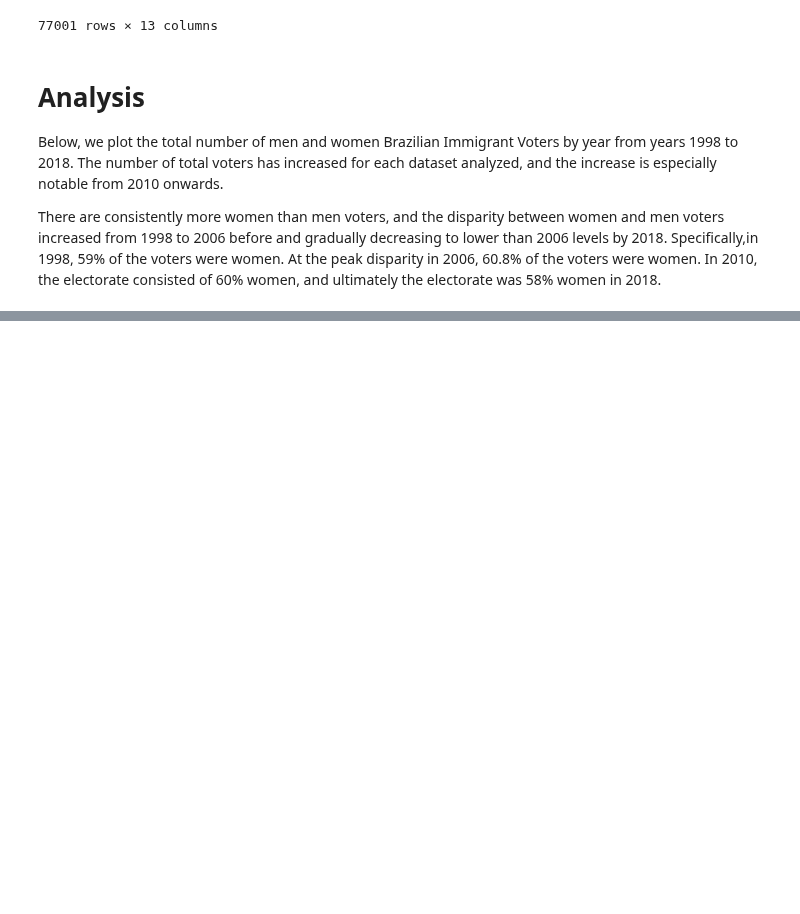
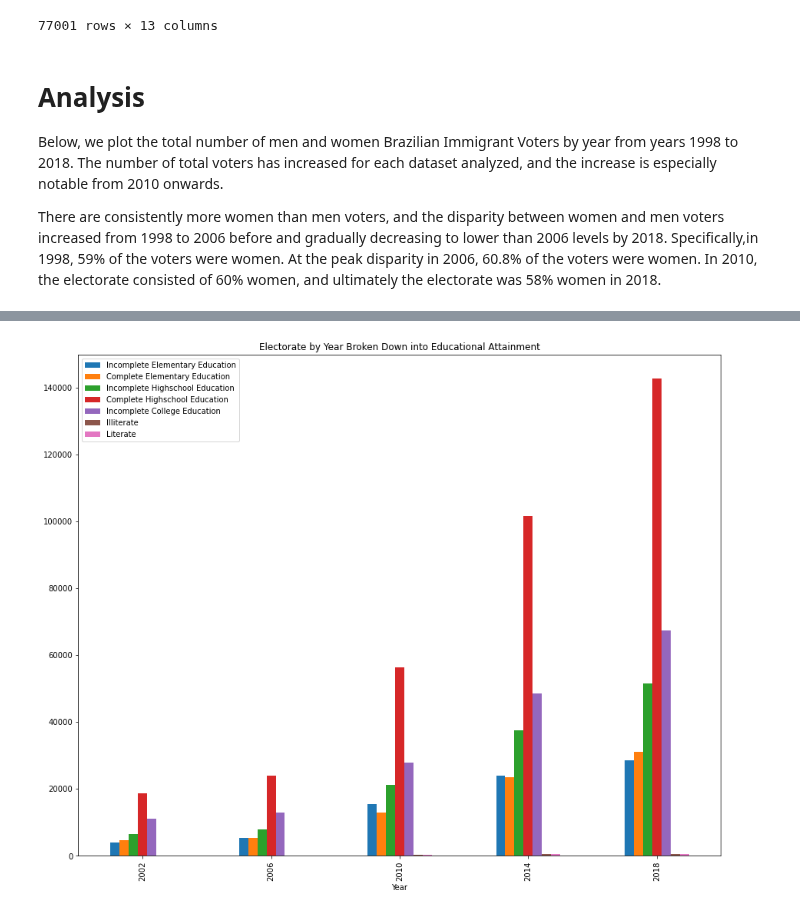
Before and after one commit to BU-Spark/ds-boston-bpda-br-election, a Jupyter notebook: TEAM1/src/electorate_gender.ipynb, the cells around one changed output, grey strips where cells are left out. Drawn from its saved outputs; the diff is of its cells as text; code cells hidden in the pictures; blank space fills up the shorter version.

Commit message:
commiting changes to education mapping, ultilty cleaning (to clean accents offeducation as well), and added gender anayliss

```diff
--- a/TEAM1/src/electorate_gender.ipynb
+++ b/TEAM1/src/electorate_gender.ipynb
@@ -44,6 +46,9 @@ def extract_dataframe(path: str, remove_extra_header=False):
     df = df.drop(columns=['municipality_name'])
     df = df.rename(columns={"country_name": "municipality_name"})
 
+    #Remove accents from educational attainment description
+    df["educational_attainment_description"] = df.apply(cleaning_utilities.remove_accents_education, axis=1)
+
     return df
 # %%
 def standardize_country_code(df_orig):
@@ -90,9 +95,15 @@ df_2010 = extract_dataframe('../data/perfil_eleitorado_2010.csv', remove_extra_h
 df_2014 = extract_dataframe('../data/perfil_eleitorado_2014.csv', remove_extra_header=True)
 df_2018 = extract_dataframe('../data/perfil_eleitorado_2018.csv', remove_extra_header=True)
 
+
 df_2010 = standardize_country_code(df_2010)
 df_2014 = standardize_country_code(df_2014)
 df_2018 = standardize_country_code(df_2018)
+
+# Adding educational attainment codes for 2010 and resolving the issue of 2018 accents
+
+clean2018(df_2018)
+df_2010 = add_education_codes(df_2002, df_2010)
 # %%
 # combine the dataframes that were previously extracted
 
@@ -179,0 +284,4 @@ plot_genders(df_combined)
+# %%
+plot_education(df_combined)
+# %% [output]
+[figure, added]
```
Also changed, not shown: parts of 6 cells of this notebook, 2 other files.
